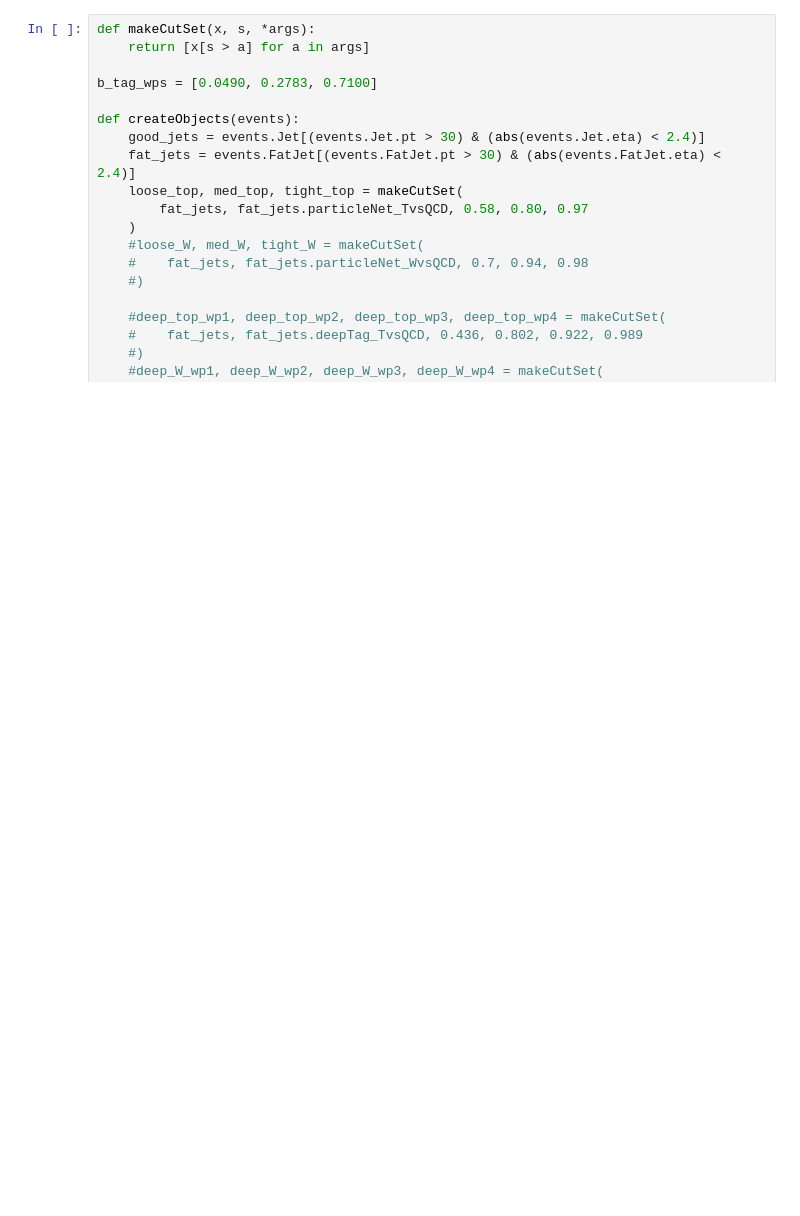
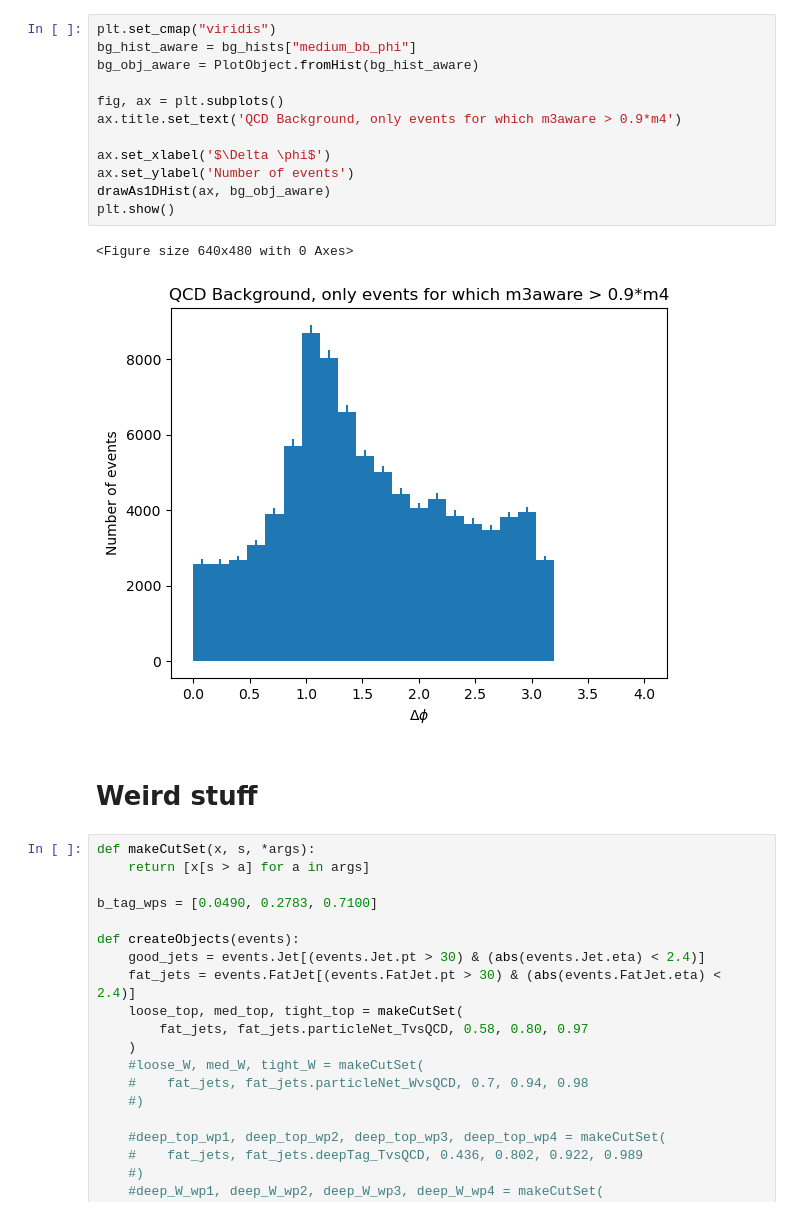
Before and after one commit to UMN-CMS/SingleStopCoffea, a Jupyter notebook: bgsculpting.ipynb, the cells around one changed output. Drawn from its saved outputs; the diff is of its cells as text; blank space fills up the shorter version.

```diff
--- a/bgsculpting.ipynb
+++ b/bgsculpting.ipynb
@@ -15,3 +84,20 @@ from analyzer.core.results import AnalysisResult
+# %%
+plt.set_cmap("viridis")
+bg_hist_aware = bg_hists["medium_bb_phi"]
+bg_obj_aware = PlotObject.fromHist(bg_hist_aware)
+
+fig, ax = plt.subplots()
+ax.title.set_text('QCD Background, only events for which m3aware > 0.9*m4')
+
+ax.set_xlabel('$\Delta \phi$')
+ax.set_ylabel('Number of events')
+drawAs1DHist(ax, bg_obj_aware)
+plt.show()
+# %% [output]
+<Figure size 640x480 with 0 Axes>
+[figure, added]
+# %% [markdown]
+# Weird stuff
 # %%
 def makeCutSet(x, s, *args):
     return [x[s > a] for a in args]
```
Also changed, not shown: parts of 7 cells of this notebook, 1 other file.
